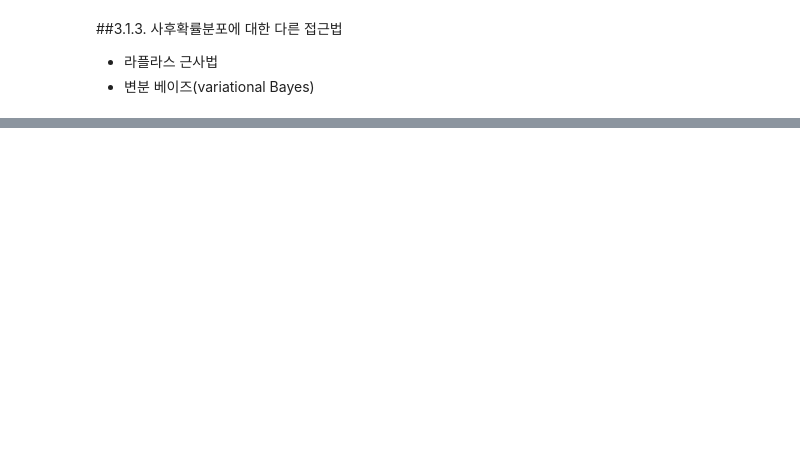
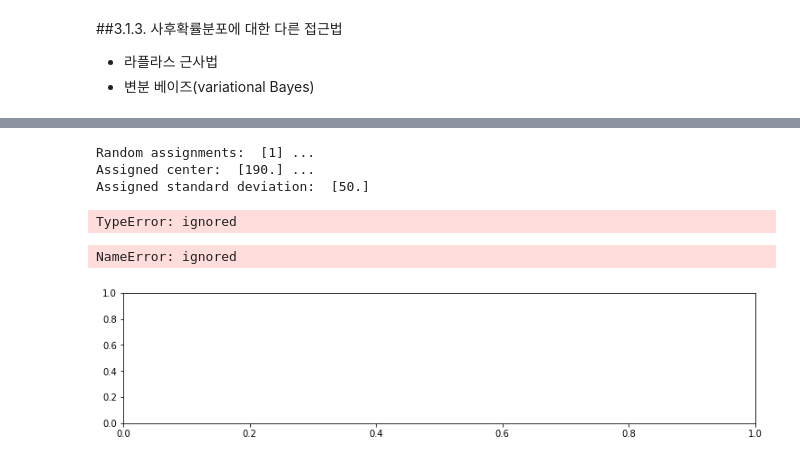
Before and after one commit to ssujinK/Bayesian-with-Python, a Jupyter notebook: 190412_Bayesian_with_python.ipynb, the cells around one changed output, grey strips where cells are left out. Saved outputs shown, nothing was run; the diff lists cells and outputs as text; code cells hidden in the pictures; blank space fills up the shorter version.

```diff
--- a/190412_Bayesian_with_python.ipynb
+++ b/190412_Bayesian_with_python.ipynb
@@ -286,0 +330,13 @@ plt.ylim(0, 5);
+# %%
+!pip install pymc3
+import pymc3 as pm
+import theano.tensor as T
+
+with pm.Model() as model:
+    p1 = pm.Uniform('p', 0, 1)
+    assignment = pm.Categorical("assignment", T.stack([p1, 1-p1]),
+                                shape=data.shape[0],
+                                testval=np.random.randint(0, 2, data.shape[0]))
+
+print("prior assignment, with p = %.2f:" % p1.tag.test_value)
+print(assignment.tag.test_value[:10])
@@ -286,0 +358,62 @@ plt.ylim(0, 5);
+# %%
+with model:
+    sds = pm.Uniform("sds", 0, 100, shape=2)
+    centers = pm.Normal("centers",
+                        mu=np.array([120, 190]),
+                        sd=np.array([10, 10]),
+                        shape=2)
+
+    center_i = pm.Deterministic('center_i', centers[assignment])
+    sd_i = pm.Deterministic('sd_i', sds[assignment])
+
+    # and to combine it with the observations:
+    observations = pm.Normal("obs", mu=center_i, sd=sd_i, observed=data)
+
+print("Random assignments: ", assignment.tag.test_value[:4], "...")
+print("Assigned center: ", center_i.tag.test_value[:4], "...")
+print("Assigned standard deviation: ", sd_i.tag.test_value[:4])
+# %% [output]
+Random assignments:  [1] ...
+Assigned center:  [190.] ...
+Assigned standard deviation:  [50.]
+# %%
+with model:
+    step1 = pm.Metropolis(vars=[p, sds, centers])
+    step2 = pm.ElemwiseCategorical(vars=[assignment])
+    trace = pm.sample(25000, step=[step1, step2])
+# %% [output]
+TypeError: ignored
+# %%
+figsize(12.5, 9)
+plt.subplot(311)
+lw = 1
+center_trace = trace["centers"]
+
+# for pretty colors later in the book.
+colors = ["#348ABD", "#A60628"] if center_trace[-1, 0] > center_trace[-1, 1] \
+    else ["#A60628", "#348ABD"]
+
+plt.plot(center_trace[:, 0], label="trace of center 0", c=colors[0], lw=lw)
+plt.plot(center_trace[:, 1], label="trace of center 1", c=colors[1], lw=lw)
+plt.title("Traces of unknown parameters")
+leg = plt.legend(loc="upper right")
+leg.get_frame().set_alpha(0.7)
+
+plt.subplot(312)
+std_trace = trace["sds"]
+plt.plot(std_trace[:, 0], label="trace of standard deviation of cluster 0",
+     c=colors[0], lw=lw)
+plt.plot(std_trace[:, 1], label="trace of standard deviation of cluster 1",
+     c=colors[1], lw=lw)
+plt.legend(loc="upper left")
+
+plt.subplot(313)
+p_trace = trace["p"]
+plt.plot(p_trace, label="$p$: frequency of assignment to cluster 0",
+     color=colors[0], lw=lw)
+plt.xlabel("Steps")
+plt.ylim(0, 1)
+plt.legend();
+# %% [output]
+NameError: ignored
+[figure, added]
```
Also changed, not shown: parts of 10 cells of this notebook.
